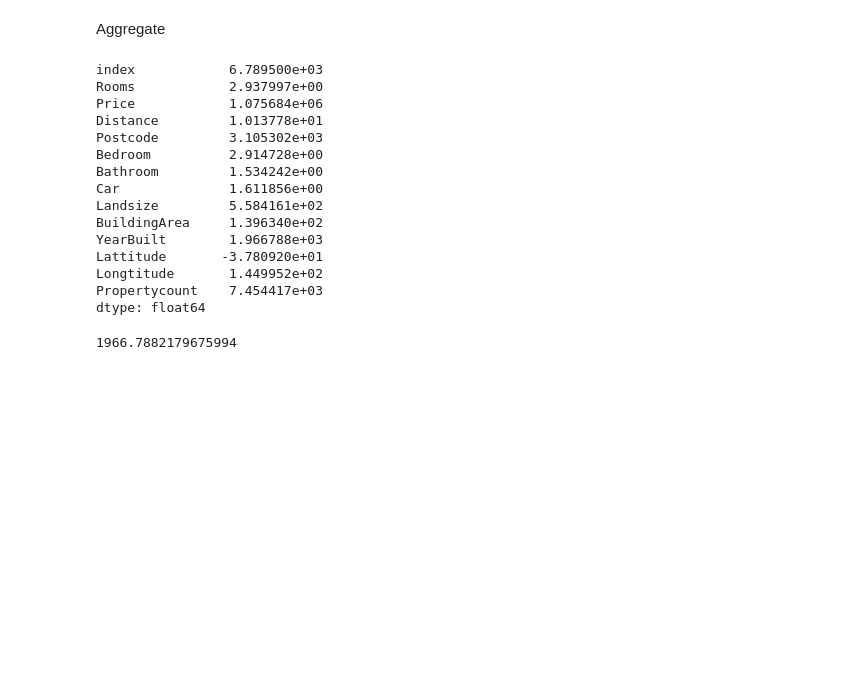
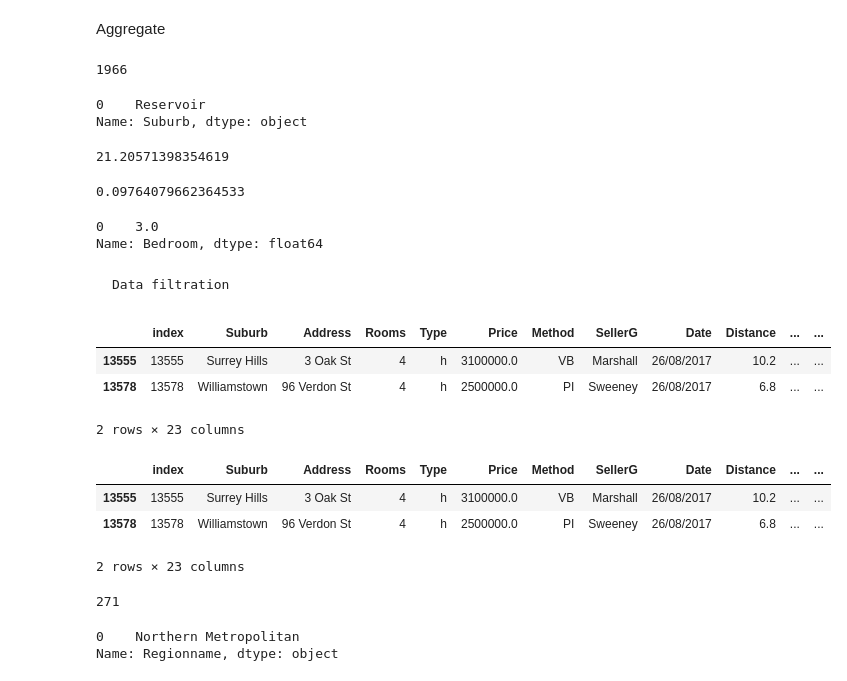
Before and after one commit to ABazeltsev/git_ds_repo, a Jupyter notebook: 10_Python/jupiter_sandbox.ipynb, the cells around one changed output. Cells and saved outputs as stored; diff of their text form; code cells hidden in the pictures; blank space fills up the shorter version.

````diff
--- a/10_Python/jupiter_sandbox.ipynb
+++ b/10_Python/jupiter_sandbox.ipynb
@@ -258,22 +271,65 @@ Name: Type, dtype: float64
 Aggregate
 # %%
 data = pd.read_csv('data/melb_data.csv', sep=',')
-display(data.mean())
-display(data['YearBuilt'].mean())
+#display(data.mean())
+display(int(data['YearBuilt'].mean()))
+#display(data['Price'].mean(), data['Price'].min(), data['Price'].max())
+display(data['Suburb'].mode())
 # %% [output]
-index            6.789500e+03
-Rooms            2.937997e+00
-Price            1.075684e+06
-Distance         1.013778e+01
-Postcode         3.105302e+03
-Bedroom          2.914728e+00
-Bathroom         1.534242e+00
-Car              1.611856e+00
-Landsize         5.584161e+02
-BuildingArea     1.396340e+02
-YearBuilt        1.966788e+03
-Lattitude       -3.780920e+01
-Longtitude       1.449952e+02
-Propertycount    7.454417e+03
-dtype: float64
+1966
-1966.7882179675994
+0    Reservoir
+Name: Suburb, dtype: object
+# %%
+data = pd.read_csv('data/melb_data.csv', sep=',')
+landsize_median = data['Landsize'].median()
+landsize_mean =  data['Landsize'].mean()
+print(100 * abs(landsize_median - landsize_mean)/landsize_mean)
+data['Propertycount'].max()
+data['Distance'].std()
+####
+building_mean = data['BuildingArea'].mean()
+building_median = data['BuildingArea'].median()
+display(abs(building_mean - building_median)/building_mean)
+data['Bedroom'].mode()
+# %% [output]
+21.20571398354619
+0.09764079662364533
+0    3.0
+Name: Bedroom, dtype: float64
+# %% [markdown]
+```python
+Data filtration
+```
+# %%
+#Mask mech
+data = pd.read_csv('data/melb_data.csv', sep=',')
+mask = data['Price'] > 2000000
+display(data[mask].tail(2))
+############or
+display(data[data['Price'] > 2000000].tail(2))
+# %% [output]
+|  | index | Suburb | Address | Rooms | Type | Price | Method | SellerG | Date | Distance | ... | ... |
+| 13555 | 13555 | Surrey Hills | 3 Oak St | 4 | h | 3100000.0 | VB | Marshall | 26/08/2017 | 10.2 | ... | ... |
+| 13578 | 13578 | Williamstown | 96 Verdon St | 4 | h | 2500000.0 | PI | Sweeney | 26/08/2017 | 6.8 | ... | ... |
+2 rows × 23 columns
+|  | index | Suburb | Address | Rooms | Type | Price | Method | SellerG | Date | Distance | ... | ... |
+| 13555 | 13555 | Surrey Hills | 3 Oak St | 4 | h | 3100000.0 | VB | Marshall | 26/08/2017 | 10.2 | ... | ... |
+| 13578 | 13578 | Williamstown | 96 Verdon St | 4 | h | 2500000.0 | PI | Sweeney | 26/08/2017 | 6.8 | ... | ... |
+2 rows × 23 columns
+# %%
+#Mask combinations
+data = pd.read_csv('data/melb_data.csv', sep=',')
+mask = (data['Price'] > 2000000) & (data['Rooms'] == 3)
+display(data[mask].shape[0])
+mean_price = data['Price'].mean()
+#Median building area of objects that have price above mean:
+data[data['Price'] > mean_price]['BuildingArea'].median()
+data[data['Bathroom'] == 0].shape[0]
+data[(data['SellerG'] == 'Nelson') & (data['Price'] > 3000000)].shape[0]
+data[data['BuildingArea'] == 0]['Price'].min()
+data[(data['Price'] < 1000000) & ((data['Rooms'] > 5)|(data['YearBuilt'] > 2015))]['Price'].mean()
+data[(data['Price'] < 3000000) & (data['Type'] == 'h')]['Regionname'].mode()
+# %% [output]
+271
+0    Northern Metropolitan
+Name: Regionname, dtype: object
````
Also changed, not shown: parts of 3 cells of this notebook, 1 other file.
